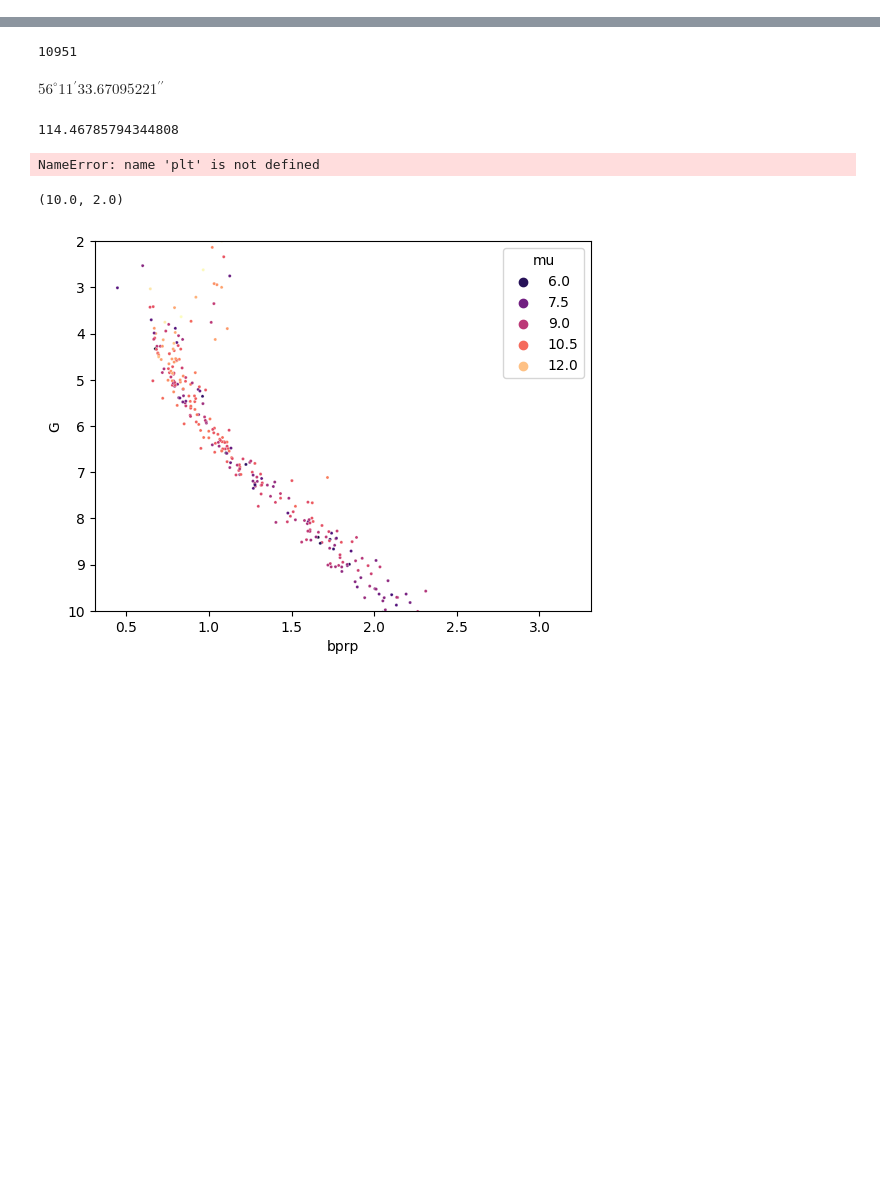
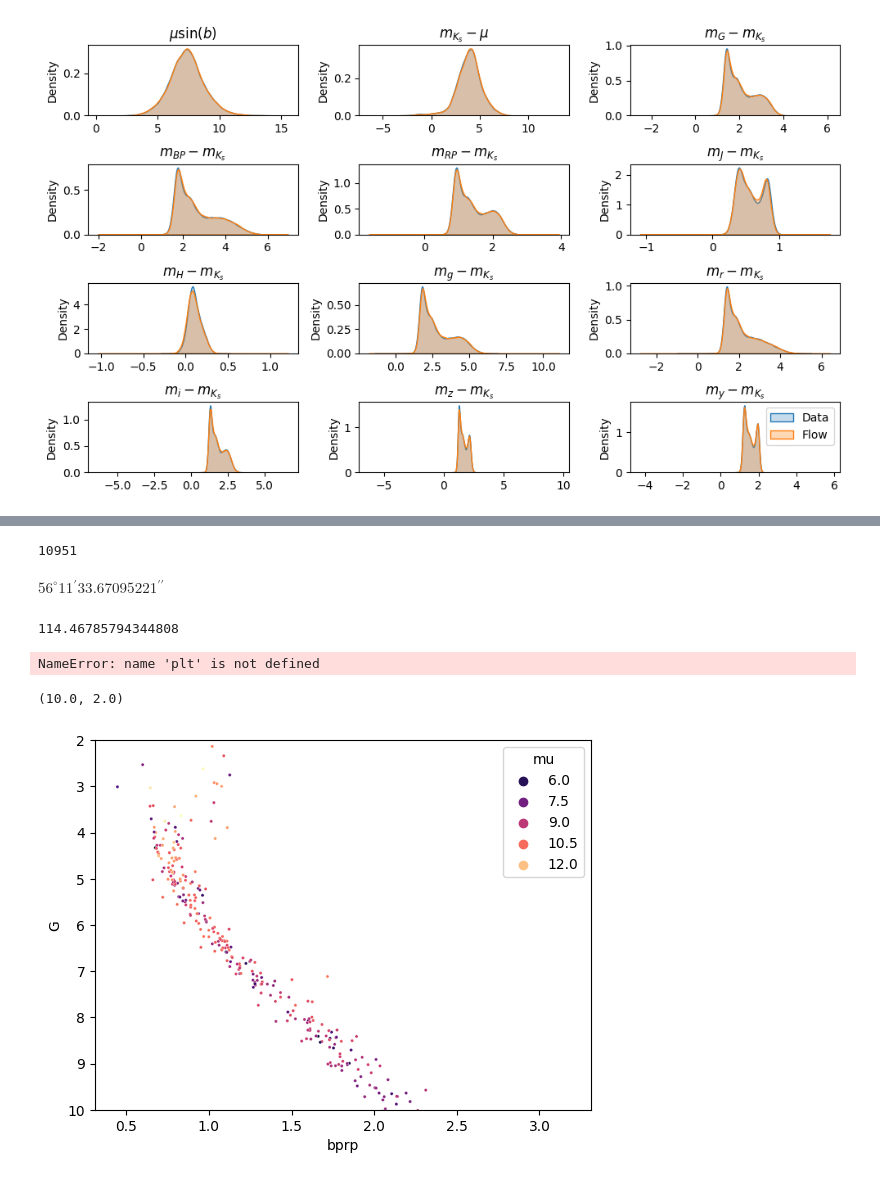
Before and after one commit to ocallam6/XPNorm, a Jupyter notebook: data_analysis.ipynb, the cells around one changed output, grey strips where cells are left out. Drawn from its saved outputs; the diff is of its cells as text; code cells hidden in the pictures; blank space fills up the shorter version.

```diff
--- a/data_analysis.ipynb
+++ b/data_analysis.ipynb
@@ -3,0 +97,2 @@ import numpy as np
+# %%
+j=JaxNormFlow()
@@ -3,0 +103,6 @@ import numpy as np
+# %%
+import jax.numpy as jnp
+import jax.random as jr
+samples=j.flow.sample(jr.PRNGKey(0),sample_shape=(150000,))
+samples=samples+j.mean#*j.std
+real=j.data+j.mean#*j.std+j.mean
@@ -3,0 +125,2 @@ import numpy as np
+# %%
+real=real[:len(real)//8]
@@ -3,0 +131,84 @@ import numpy as np
+# %%
+import seaborn as sn
+import matplotlib.pyplot as plt
+x=samples
+plt.figure(figsize=(18, 9))  # Adjust the figure size as needed for your paper layout
+fig,axes=plt.subplots(4,3)
+axes=axes.flatten()
+fig.set_figheight(6)
+fig.set_figwidth(10)
+sn.kdeplot((real[:,0]),label='Data',ax=axes[0],fill=True)  # Adjust the colormap as needed
+sn.kdeplot(x[:,0],label='Flow',ax=axes[0],fill=True,alpha=0.3)
+
+sn.kdeplot(real[:,1],label='Data',ax=axes[1],fill=True)  # Adjust the colormap as needed
+sn.kdeplot(x[:,1],label='Flow',ax=axes[1],fill=True,alpha=0.3)
+
+sn.kdeplot(real[:,2],label='Data',ax=axes[2],fill=True)  # Adjust the colormap as needed
+sn.kdeplot(x[:,2],label='Flow',ax=axes[2],fill=True,alpha=0.3)
+
+sn.kdeplot(real[:,3],label='Data',ax=axes[3],fill=True)  # Adjust the colormap as needed
+sn.kdeplot(x[:,3],label='Flow',ax=axes[3],fill=True,alpha=0.3)
+
+sn.kdeplot(real[:,4],label='Data',ax=axes[4],fill=True)  # Adjust the colormap as needed
+sn.kdeplot(x[:,4],label='Flow',ax=axes[4],fill=True,alpha=0.3)
+
+sn.kdeplot(real[:,5],label='Data',ax=axes[5],fill=True)  # Adjust the colormap as needed
+sn.kdeplot(x[:,5],label='Flow',ax=axes[5],fill=True,alpha=0.3)
+
+sn.kdeplot((real[:,6]),label='Data',ax=axes[6],fill=True)  # Adjust the colormap as needed
+sn.kdeplot(x[:,6],label='Flow',ax=axes[6],fill=True,alpha=0.3)
+
+sn.kdeplot(real[:,7],label='Data',ax=axes[7],fill=True)  # Adjust the colormap as needed
+sn.kdeplot(x[:,7],label='Flow',ax=axes[7],fill=True,alpha=0.3)
+
+sn.kdeplot(real[:,8],label='Data',ax=axes[8],fill=True)  # Adjust the colormap as needed
+sn.kdeplot(x[:,8],label='Flow',ax=axes[8],fill=True,alpha=0.3)
+
+sn.kdeplot(real[:,9],label='Data',ax=axes[9],fill=True)  # Adjust the colormap as needed
+sn.kdeplot(x[:,9],label='Flow',ax=axes[9],fill=True,alpha=0.3)
+
+sn.kdeplot(real[:,10],label='Data',ax=axes[10],fill=True)  # Adjust the colormap as needed
+sn.kdeplot(x[:,10],label='Flow',ax=axes[10],fill=True,alpha=0.3)
+
+sn.kdeplot(real[:,11],label='Data',ax=axes[11],fill=True)  # Adjust the colormap as needed
+sn.kdeplot(x[:,11],label='Flow',ax=axes[11],fill=True,alpha=0.3)
+
+
+#sn.kdeplot(nf.data[:,6]+nf.mean[6],label='Data',ax=axes[6],fill=True)  # Adjust the colormap as needed
+#sn.kdeplot(x[:,6],label='Flow',ax=axes[6],fill=True,alpha=0.3)
+
+#sn.kdeplot(nf.data[:,3]+nf.mean[3]-(nf.data[:,2]+nf.mean[2]),label='Data',ax=axes[7],fill=True)  # Adjust the colormap as needed
+#sn.kdeplot(x[:,3]-x[:,2],label='Flow',ax=axes[7],fill=True,alpha=0.3)
+
+#sn.kdeplot(nf.data[:,-1]+nf.mean[-1]+(nf.data[:,1]+nf.mean[1]),label='Data',ax=axes[8],fill=True)  # Adjust the colormap as needed
+#sn.kdeplot(x[:,-1]+x[:,1],label='Flow',ax=axes[8],fill=True,alpha=0.3)
+
+#axes[0].set_title('$\mu$', fontsize=12)  # Adjust the label and font size as needed
+axes[0].set_title('$\mu \sin(b)$', fontsize=12)  # Adjust the label and font size as needed
+
+axes[0+1].set_title('$m_{K_s}-\mu$', fontsize=12)  # Adjust the label and font size as needed
+axes[1+1].set_title('$m_{G}-m_{K_s}$', fontsize=12)  # Adjust the label and font size as needed
+axes[2+1].set_title('$m_{BP}-m_{K_s}$', fontsize=12)  # Adjust the label and font size as needed
+axes[3+1].set_title('$m_{RP}-m_{K_s}$', fontsize=12)  # Adjust the label and font size as needed
+axes[4+1].set_title('$m_{J}-m_{K_s}$', fontsize=12)  # Adjust the label and font size as needed
+axes[5+1].set_title('$m_{H}-m_{K_s}$', fontsize=12)  # Adjust the label and font size as needed
+axes[6+1].set_title('$m_{g}-m_{K_s}$', fontsize=12)  # Adjust the label and font size as needed
+axes[7+1].set_title('$m_{r}-m_{K_s}$', fontsize=12)  # Adjust the label and font size as needed
+axes[8+1].set_title('$m_{i}-m_{K_s}$', fontsize=12)  # Adjust the label and font size as needed
+axes[9+1].set_title('$m_{z}-m_{K_s}$', fontsize=12)  # Adjust the label and font size as needed
+axes[10+1].set_title('$m_{y}-m_{K_s}$', fontsize=12)  # Adjust the label and font size as needed
+
+#axes[7].set_title('$m_{BP}-m_{RP}$', fontsize=12)  # Adjust the label and font size as needed
+#axes[8].set_title('$m_{K}-\mu$', fontsize=12)  # Adjust the label and font size as needed
+
+plt.legend()
+# Adding a colorbar for better interpretation of the histogram
+#cbar = plt.colorbar()
+#cbar.set_label('N Stars', fontsize=12)  # Adjust the label and font size as needed
+plt.tight_layout()
+# Saving the plot
+plt.savefig('/Users/mattocallaghan/XPNorm/Plots/par_compare.png', bbox_inches='tight')  # Adjust filename and DPI as needed
+plt.savefig('/Users/mattocallaghan/XPNorm/Plots/par_compare.pdf', bbox_inches='tight')  # Adjust filename and DPI as needed
+
+plt.show()
+# %% [output]
@@ -3,0 +216 @@ import numpy as np
+[figure, added]
```
Also changed, not shown: parts of 52 cells of this notebook, 13 other files.
